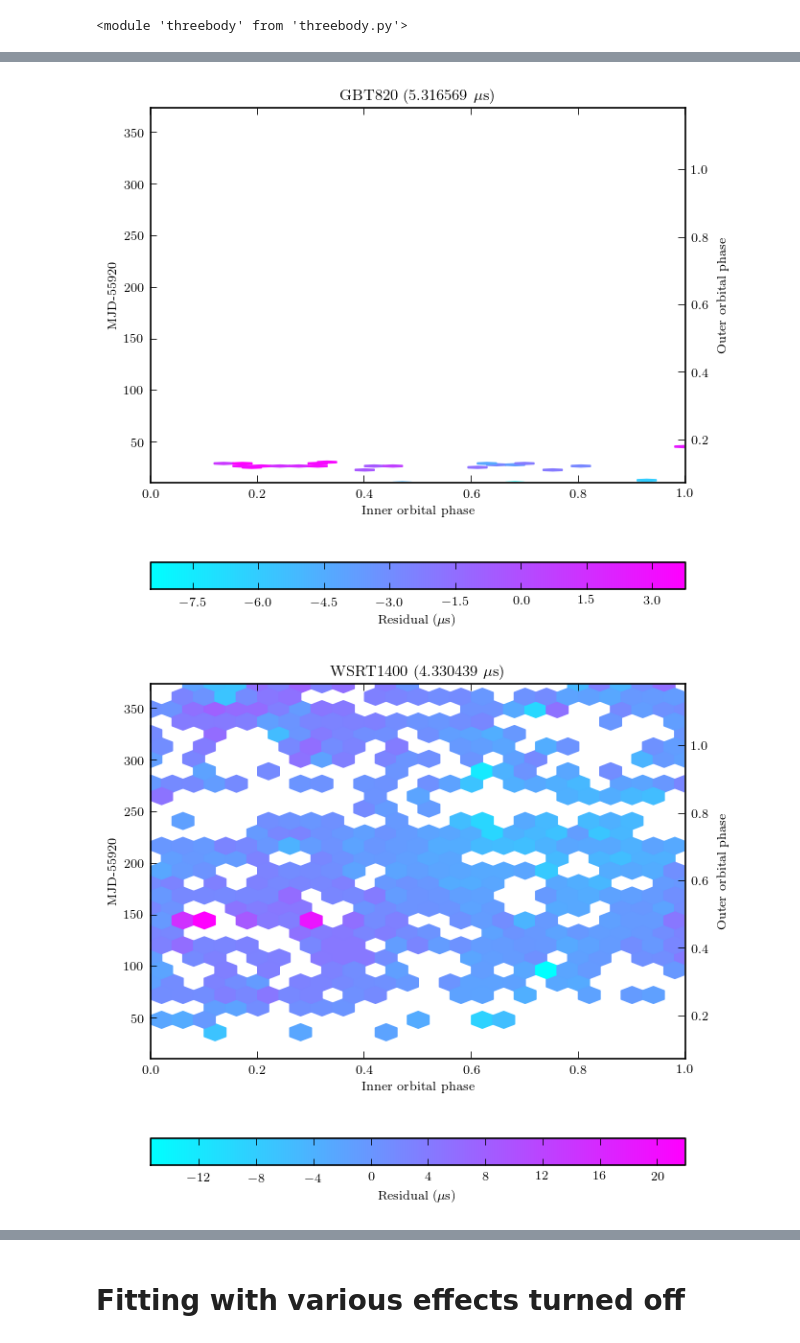
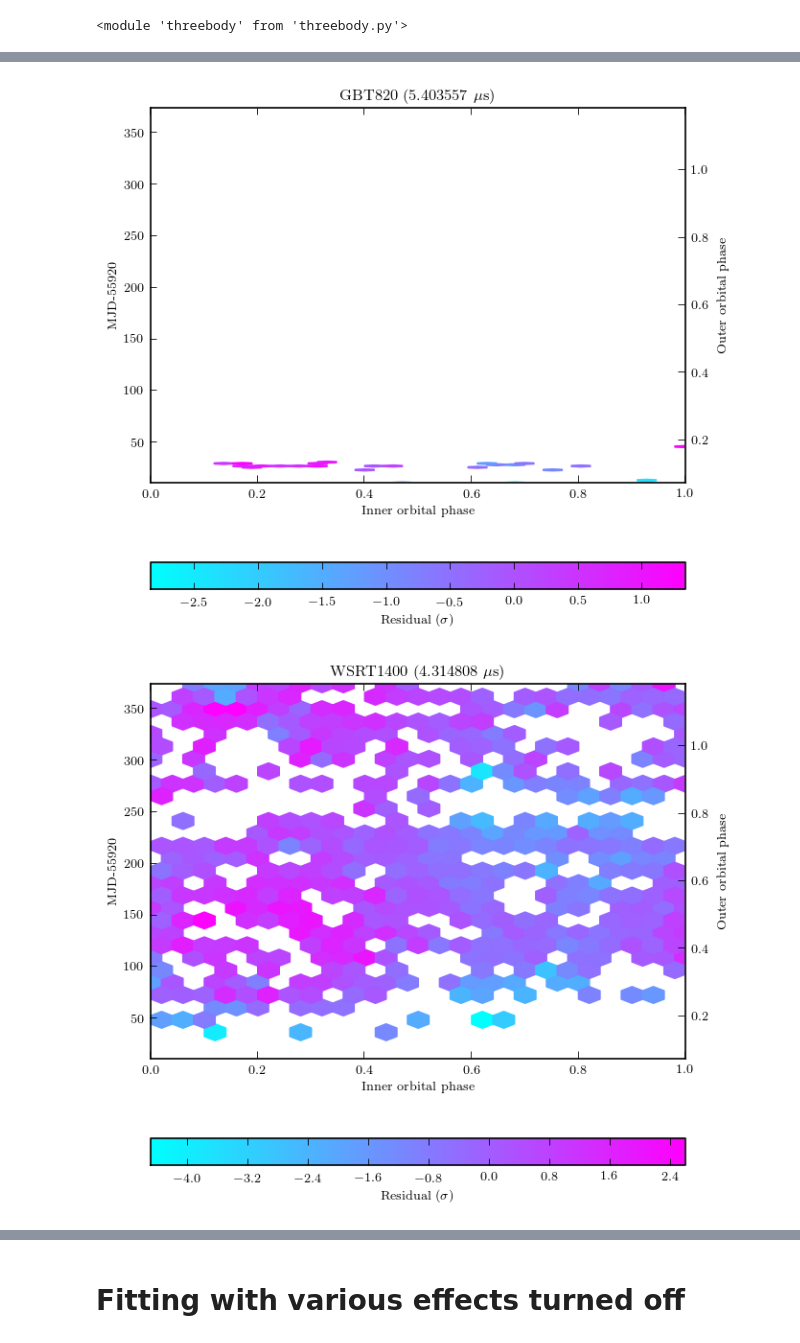
Before and after one commit to aarchiba/triplesystem, a Jupyter notebook: effects.ipynb, the cells around one changed output, grey strips where cells are left out. Saved outputs shown, nothing was run; the diff lists cells and outputs as text; code cells hidden in the pictures.

```diff
--- a/effects.ipynb
+++ b/effects.ipynb
@@ -22,7 +22,7 @@ reload(threebody)
 # %% [output]
 <module 'threebody' from 'threebody.py'>
 # %%
-mjds, delays, tel_list, tels = threebody.load_data()
+mjds, delays, tel_list, tels, uncerts = threebody.load_data()
 # %%
 # This is a best-fit solution including Shapiro and Einstein delays
 orbital_parameters_fit =  [
@@ -65,11 +65,11 @@ orbit_no_general = threebody.compute_orbit(orbital_parameters_fit, mjds,
             shapiro=True, special=True, general=False)
 # %%
 def remove_trend(vec):
-    return threebody.remove_trend(vec, mjds, tel_list, tels)
+    return threebody.remove_trend(vec, mjds, tel_list, tels, uncerts)
 # %%
 pnames = kepler.three_body_parameters_measurable[:14]
 # %%
-def resids2d(vec, orbit, subset=None, gridsize=25):
+def resids2d(vec, orbit, subset=None, gridsize=25, use_uncerts=False):
     plt.figure()
     plt.cool()
     times = orbit['times']
@@ -80,13 +80,19 @@ def resids2d(vec, orbit, subset=None, gridsize=25):
     phases = ((times-tasc_i)/pb_i) % 1
     if subset is None:
         subset = slice(None,None,None)
-    plt.hexbin(phases[subset], times[subset], C=1e6*vec[subset], gridsize=gridsize)
+    if use_uncerts:
+        plt.hexbin(phases[subset], times[subset], C=vec[subset]/uncerts[subset], gridsize=gridsize)
+    else:
+        plt.hexbin(phases[subset], times[subset], C=1e6*vec[subset], gridsize=gridsize)
     plt.xlim(0,1)
     plt.xlabel("Inner orbital phase")
     plt.ylim(np.amin(times), np.amax(times))
     plt.ylabel("MJD-55920")
     cb = plt.colorbar(orientation="horizontal")
-    cb.set_label("Residual ($\mu$s)$")
+    if use_uncerts:
+        cb.set_label("Residual ($\sigma$)")
+    else:
+        cb.set_label("Residual ($\mu$s)")
     plt.twinx()
     plt.ylabel("Outer orbital phase")
     plt.ylim((np.amin(times)-tasc_o)/pb_o+1,
@@ -101,7 +144,7 @@ plt.savefig("hexresids.pdf")
 resids = remove_trend(orbit['states'][:,2]+orbit['shapiro']+86400*orbit['einstein']-delays)
 for i,t in enumerate(tel_list):
     subset = tels==i
-    resids2d(resids, orbit, subset)
+    resids2d(resids, orbit, subset, use_uncerts=True)
     plt.title("%s (%f $\mu$s)" % (t, 1e6*np.std(resids[subset])))
     plt.gcf().set_size_inches(two_column, two_column)
     plt.savefig("resids-%s.pdf" % t)
@@ -113,5 +156,5 @@ for i,t in enumerate(tel_list):
-[figure, old version]
+[figure, new version]
-[figure, old version]
+[figure, new version]
 # %%
 resids2d(remove_trend(orbit['shapiro']),orbit)
 plt.title("Shapiro delay")
```
Also changed, not shown: parts of 37 cells of this notebook, 20 other files.
